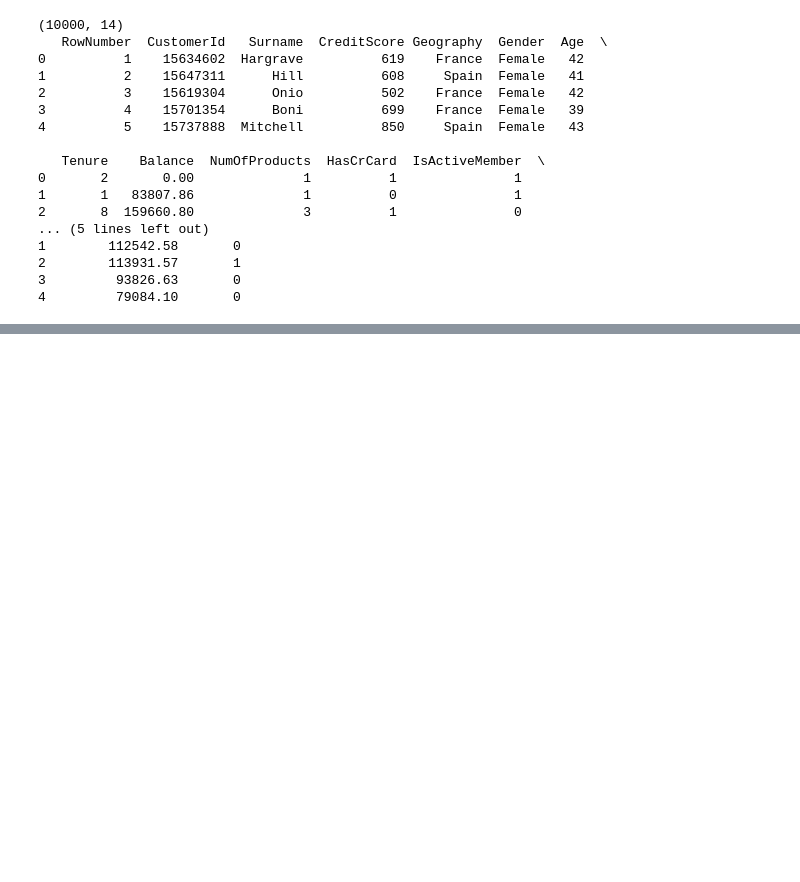
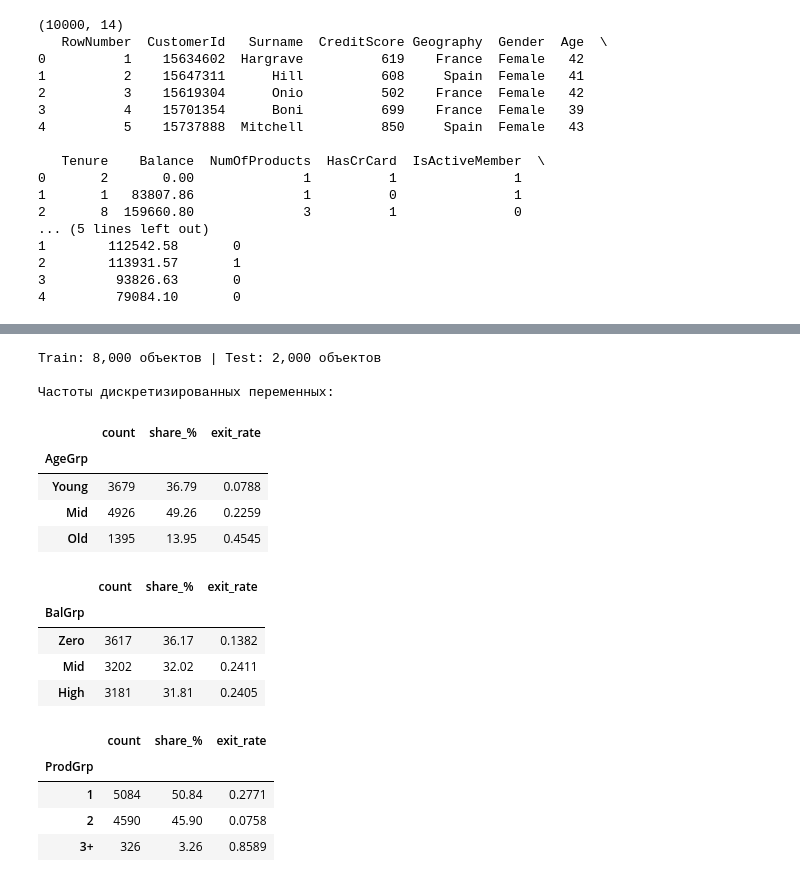
Before and after one commit to CerN04/ml_course_mai, a Jupyter notebook: bayesian/lab4.ipynb, the cells around one changed output, grey strips where cells are left out. Cells and saved outputs as stored; diff of their text form; code cells hidden in the pictures; blank space fills up the shorter version.

```diff
--- a/bayesian/lab4.ipynb
+++ b/bayesian/lab4.ipynb
@@ -35,0 +215,57 @@ print(df.head())
+# %%
+from sklearn.model_selection import train_test_split
+
+
+NODES = ("Geo", "AgeGrp", "BalGrp", "ProdGrp", "Active", "Exited")
+STATE_NAMES = {
+    "Geo": ["France", "Germany", "Spain"],
+    "AgeGrp": ["Young", "Mid", "Old"],
+    "BalGrp": ["Zero", "Mid", "High"],
+    "ProdGrp": ["1", "2", "3+"],
+    "Active": [0, 1],
+    "Exited": [0, 1],
+}
+
+bn_df = pd.DataFrame({
+    "Geo": df["Geography"].astype(str),
+    "AgeGrp": pd.cut(df["Age"], bins=[0, 34, 49, 120], labels=["Young", "Mid", "Old"],).astype(str),
+    "BalGrp": np.select([df["Balance"] == 0, df["Balance"] <= 120_000], ["Zero", "Mid"], default="High",),
+    "ProdGrp": np.where(df["NumOfProducts"] >= 3, "3+", df["NumOfProducts"].astype(str)),
+    "Active": df["IsActiveMember"].astype(int),
+    "Exited": df["Exited"].astype(int),
+})
+
+
+train_df, test_df = train_test_split(
+    bn_df,
+    test_size=0.2,
+    random_state=RANDOM_STATE,
+    stratify=bn_df["Exited"]
+)
+print(f"Train: {len(train_df):,} объектов | Test: {len(test_df):,} объектов")
+
+# Распределения новых дискретных признаков на всей выборке
+print("\nЧастоты дискретизированных переменных:")
+for col in ["AgeGrp", "BalGrp", "ProdGrp"]:
+    vc = bn_df[col].value_counts().reindex(STATE_NAMES[col])
+    pct = (vc / len(bn_df) * 100).round(2)
+    display(pd.DataFrame({"count": vc, "share_%": pct, "exit_rate": bn_df.groupby(col)["Exited"].mean().reindex(STATE_NAMES[col]).round(4)}))
+# %% [output]
+Train: 8,000 объектов | Test: 2,000 объектов
+
+Частоты дискретизированных переменных:
+|  | count | share_% | exit_rate |
+| AgeGrp |  |  |  |
+| Young | 3679 | 36.79 | 0.0788 |
+| Mid | 4926 | 49.26 | 0.2259 |
+| Old | 1395 | 13.95 | 0.4545 |
+|  | count | share_% | exit_rate |
+| BalGrp |  |  |  |
+| Zero | 3617 | 36.17 | 0.1382 |
+| Mid | 3202 | 32.02 | 0.2411 |
+| High | 3181 | 31.81 | 0.2405 |
+|  | count | share_% | exit_rate |
+| ProdGrp |  |  |  |
+| 1 | 5084 | 50.84 | 0.2771 |
+| 2 | 4590 | 45.90 | 0.0758 |
+| 3+ | 326 | 3.26 | 0.8589 |
```
Also changed, not shown: parts of 7 cells of this notebook, 1 other file.
